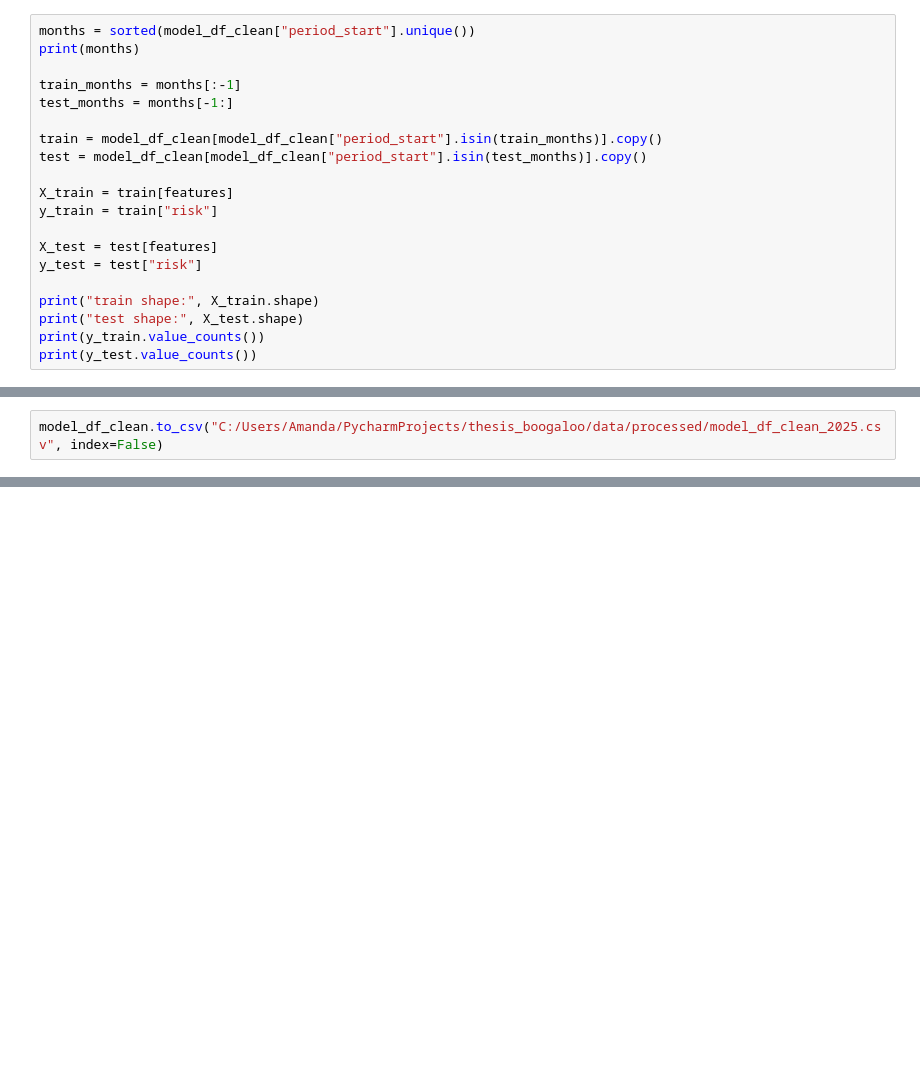
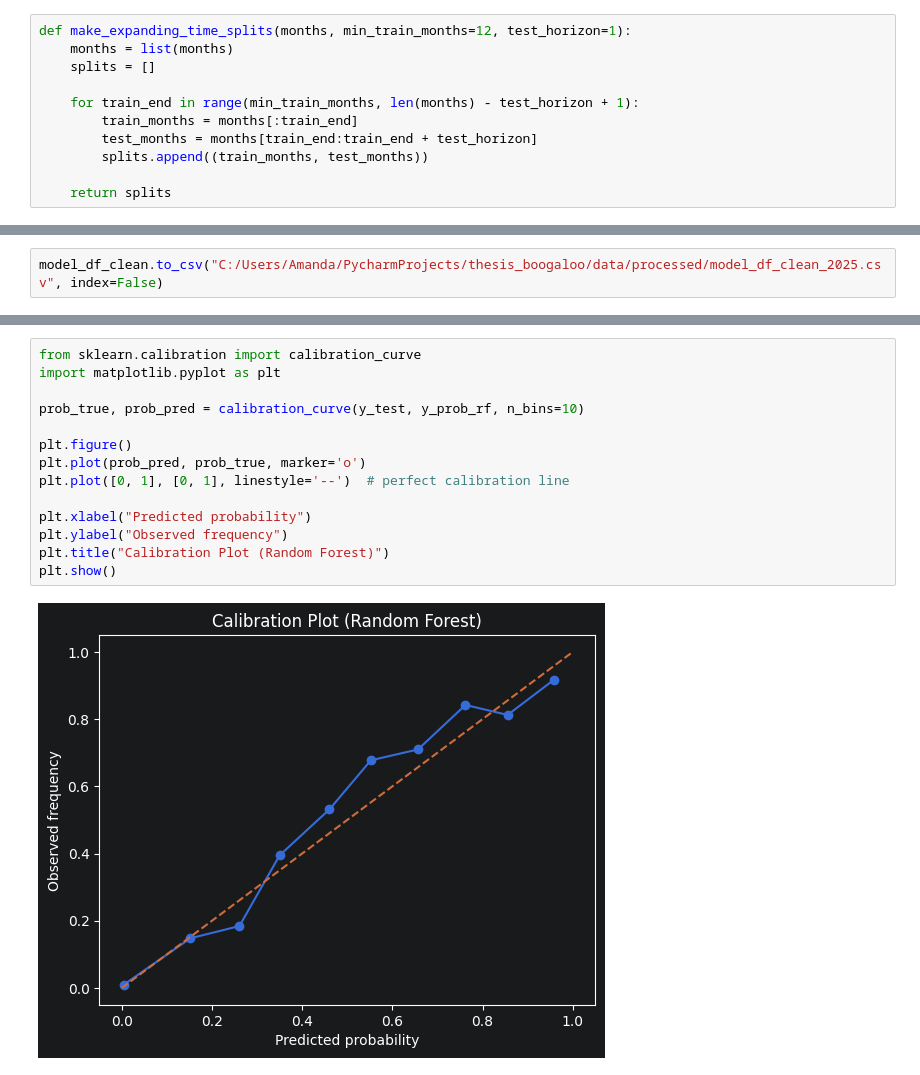
Before and after one commit to aw950309/thesis_boogaloo, a Jupyter notebook: notebooks/sample.ipynb, the cells around one changed output, grey strips where cells are left out. Saved outputs shown, nothing was run; the diff lists cells and outputs as text; blank space fills up the shorter version.

```diff
--- a/notebooks/sample.ipynb
+++ b/notebooks/sample.ipynb
@@ -674,21 +721,12 @@ period_start
 Name: count, Length: 132, dtype: int64
 # %%
-months = sorted(model_df_clean["period_start"].unique())
-print(months)
+def make_expanding_time_splits(months, min_train_months=12, test_horizon=1):
+    months = list(months)
+    splits = []
 
-train_months = months[:-1]
-test_months = months[-1:]
+    for train_end in range(min_train_months, len(months) - test_horizon + 1):
+        train_months = months[:train_end]
+        test_months = months[train_end:train_end + test_horizon]
+        splits.append((train_months, test_months))
 
-train = model_df_clean[model_df_clean["period_start"].isin(train_months)].copy()
-test = model_df_clean[model_df_clean["period_start"].isin(test_months)].copy()
-
-X_train = train[features]
-y_train = train["risk"]
-
-X_test = test[features]
-y_test = test["risk"]
-
-print("train shape:", X_train.shape)
-print("test shape:", X_test.shape)
-print(y_train.value_counts())
-print(y_test.value_counts())
+    return splits
@@ -794,0 +910,16 @@ model_df_clean.to_csv("C:/Users/Amanda/PycharmProjects/thesis_boogaloo/data/proc
+# %%
+from sklearn.calibration import calibration_curve
+import matplotlib.pyplot as plt
+
+prob_true, prob_pred = calibration_curve(y_test, y_prob_rf, n_bins=10)
+
+plt.figure()
+plt.plot(prob_pred, prob_true, marker='o')
+plt.plot([0, 1], [0, 1], linestyle='--')  # perfect calibration line
+
+plt.xlabel("Predicted probability")
+plt.ylabel("Observed frequency")
+plt.title("Calibration Plot (Random Forest)")
+plt.show()
+# %% [output]
+[figure, added]
```
Also changed, not shown: parts of 29 cells of this notebook, 1 other file.
